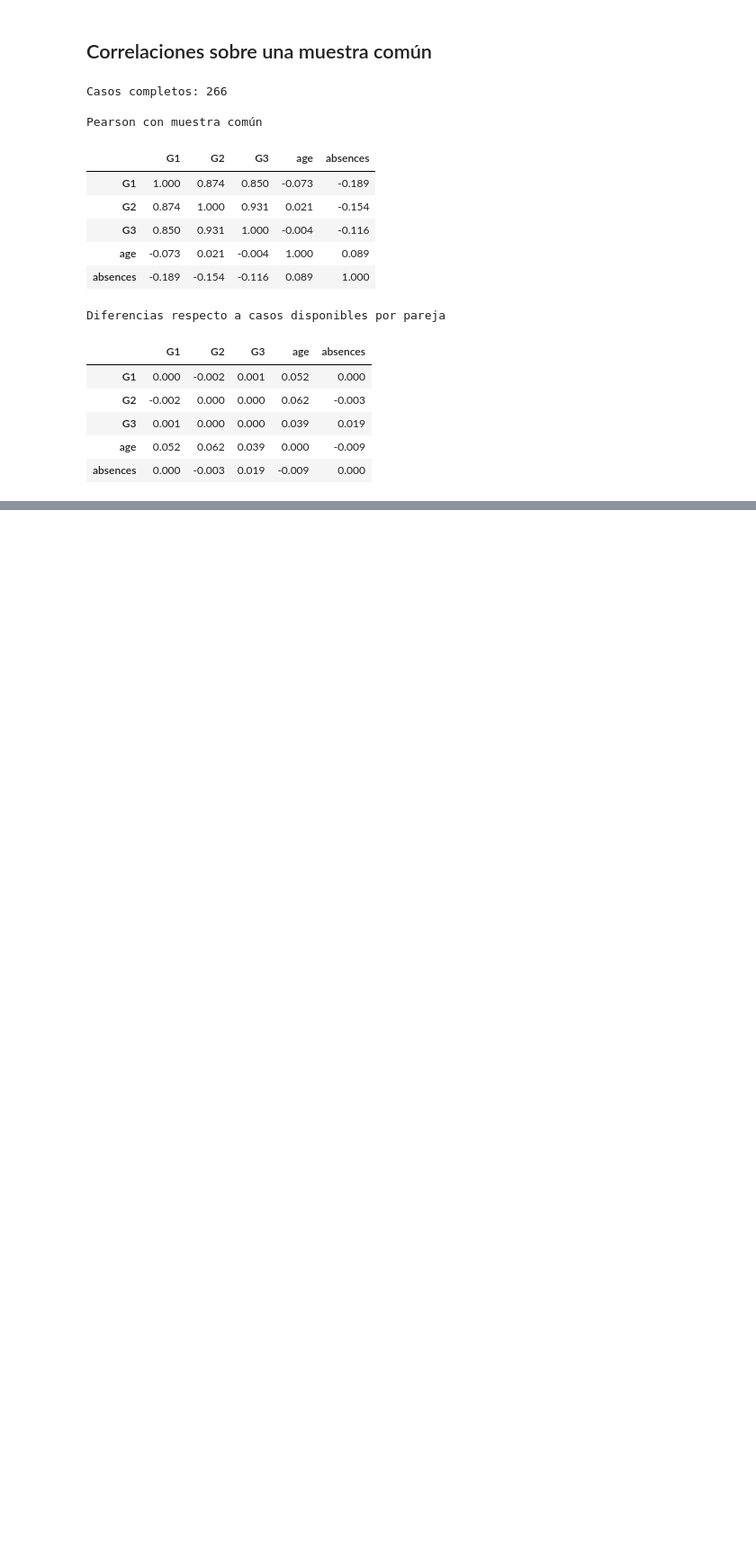
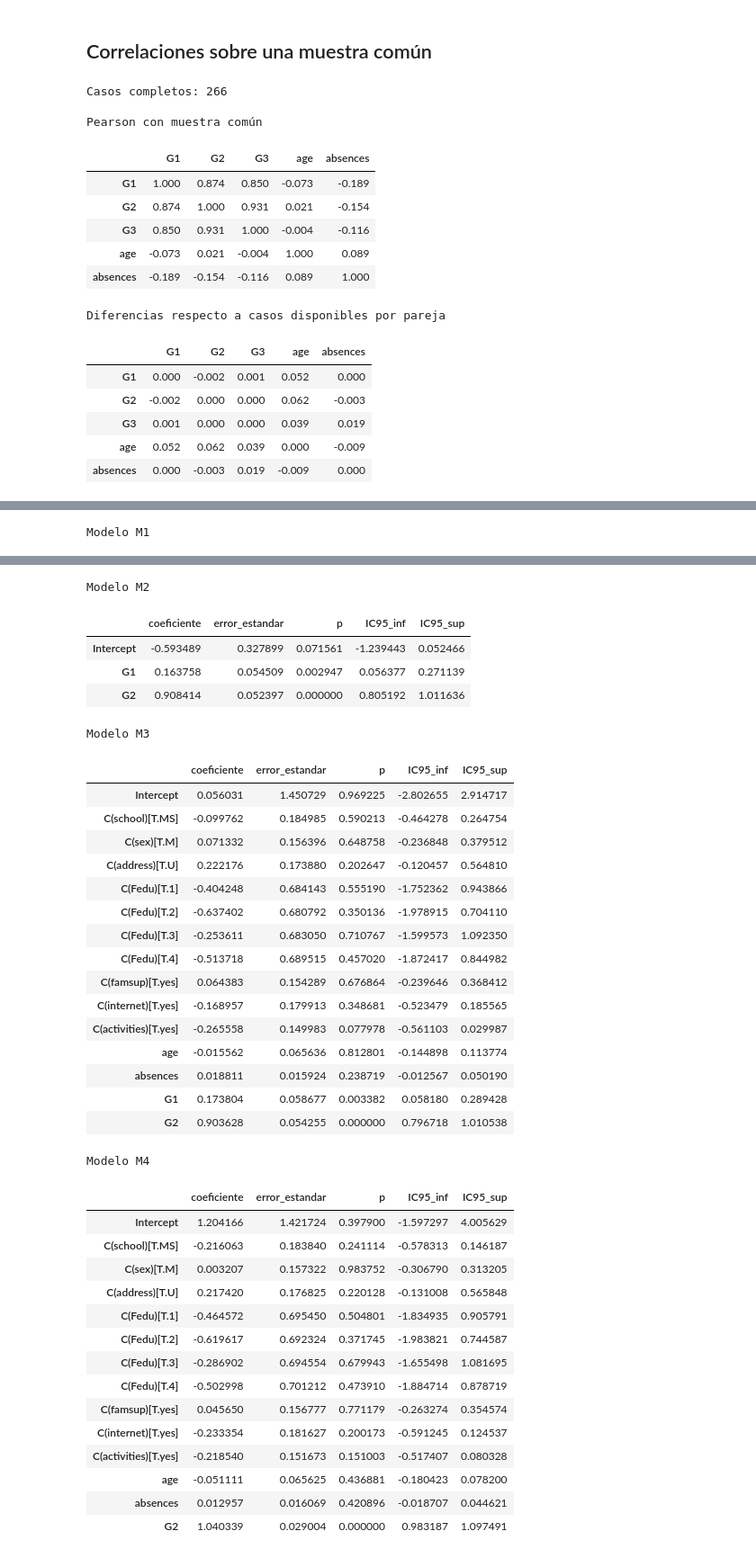
Before and after one commit to Peripera/final_ev_stadistics, a Jupyter notebook: exploratory_analysis.ipynb, the cells around one changed output, grey strips where cells are left out. Shown at 90% size. Cells and saved outputs as stored; diff of their text form; code cells hidden in the pictures; blank space fills up the shorter version.

```diff
--- a/exploratory_analysis.ipynb
+++ b/exploratory_analysis.ipynb
@@ -1746,0 +2155,17 @@ Diferencias respecto a casos disponibles por pareja
+# %%
+for nombre, modelo in modelos.items():
+
+    intervalos = modelo.conf_int()
+
+    coeficientes = pd.DataFrame({
+        "coeficiente": modelo.params,
+        "error_estandar": modelo.bse,
+        "p": modelo.pvalues,
+        "IC95_inf": intervalos[0],
+        "IC95_sup": intervalos[1]
+    })
+
+    print(f"\nModelo {nombre}")
+    display(coeficientes.round(6))
+# %% [output]
+Modelo M1
@@ -1746,0 +2186,38 @@ Diferencias respecto a casos disponibles por pareja
+Modelo M2
+|  | coeficiente | error_estandar | p | IC95_inf | IC95_sup |
+| Intercept | -0.593489 | 0.327899 | 0.071561 | -1.239443 | 0.052466 |
+| G1 | 0.163758 | 0.054509 | 0.002947 | 0.056377 | 0.271139 |
+| G2 | 0.908414 | 0.052397 | 0.000000 | 0.805192 | 1.011636 |
+Modelo M3
+|  | coeficiente | error_estandar | p | IC95_inf | IC95_sup |
+| Intercept | 0.056031 | 1.450729 | 0.969225 | -2.802655 | 2.914717 |
+| C(school)[T.MS] | -0.099762 | 0.184985 | 0.590213 | -0.464278 | 0.264754 |
+| C(sex)[T.M] | 0.071332 | 0.156396 | 0.648758 | -0.236848 | 0.379512 |
+| C(address)[T.U] | 0.222176 | 0.173880 | 0.202647 | -0.120457 | 0.564810 |
+| C(Fedu)[T.1] | -0.404248 | 0.684143 | 0.555190 | -1.752362 | 0.943866 |
+| C(Fedu)[T.2] | -0.637402 | 0.680792 | 0.350136 | -1.978915 | 0.704110 |
+| C(Fedu)[T.3] | -0.253611 | 0.683050 | 0.710767 | -1.599573 | 1.092350 |
+| C(Fedu)[T.4] | -0.513718 | 0.689515 | 0.457020 | -1.872417 | 0.844982 |
+| C(famsup)[T.yes] | 0.064383 | 0.154289 | 0.676864 | -0.239646 | 0.368412 |
+| C(internet)[T.yes] | -0.168957 | 0.179913 | 0.348681 | -0.523479 | 0.185565 |
+| C(activities)[T.yes] | -0.265558 | 0.149983 | 0.077978 | -0.561103 | 0.029987 |
+| age | -0.015562 | 0.065636 | 0.812801 | -0.144898 | 0.113774 |
+| absences | 0.018811 | 0.015924 | 0.238719 | -0.012567 | 0.050190 |
+| G1 | 0.173804 | 0.058677 | 0.003382 | 0.058180 | 0.289428 |
+| G2 | 0.903628 | 0.054255 | 0.000000 | 0.796718 | 1.010538 |
+Modelo M4
+|  | coeficiente | error_estandar | p | IC95_inf | IC95_sup |
+| Intercept | 1.204166 | 1.421724 | 0.397900 | -1.597297 | 4.005629 |
+| C(school)[T.MS] | -0.216063 | 0.183840 | 0.241114 | -0.578313 | 0.146187 |
+| C(sex)[T.M] | 0.003207 | 0.157322 | 0.983752 | -0.306790 | 0.313205 |
+| C(address)[T.U] | 0.217420 | 0.176825 | 0.220128 | -0.131008 | 0.565848 |
+| C(Fedu)[T.1] | -0.464572 | 0.695450 | 0.504801 | -1.834935 | 0.905791 |
+| C(Fedu)[T.2] | -0.619617 | 0.692324 | 0.371745 | -1.983821 | 0.744587 |
+| C(Fedu)[T.3] | -0.286902 | 0.694554 | 0.679943 | -1.655498 | 1.081695 |
+| C(Fedu)[T.4] | -0.502998 | 0.701212 | 0.473910 | -1.884714 | 0.878719 |
+| C(famsup)[T.yes] | 0.045650 | 0.156777 | 0.771179 | -0.263274 | 0.354574 |
+| C(internet)[T.yes] | -0.233354 | 0.181627 | 0.200173 | -0.591245 | 0.124537 |
+| C(activities)[T.yes] | -0.218540 | 0.151673 | 0.151003 | -0.517407 | 0.080328 |
+| age | -0.051111 | 0.065625 | 0.436881 | -0.180423 | 0.078200 |
+| absences | 0.012957 | 0.016069 | 0.420896 | -0.018707 | 0.044621 |
+| G2 | 1.040339 | 0.029004 | 0.000000 | 0.983187 | 1.097491 |
```
Also changed, not shown: parts of 50 cells of this notebook.
